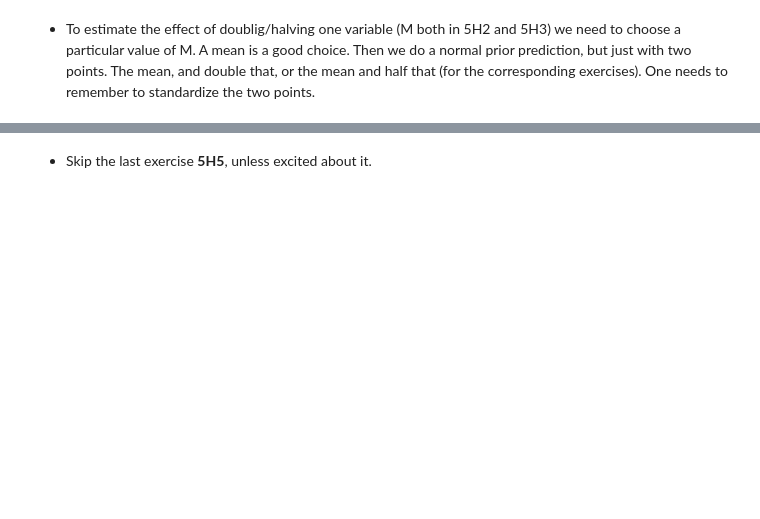
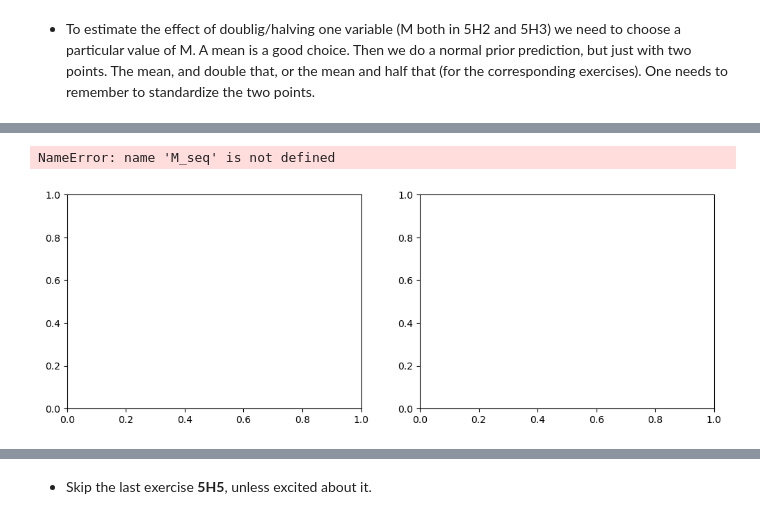
Before and after one commit to PatrickMatthiesen/ProbabilisticProgramming, a Jupyter notebook: 03-multiple/multiple-exercises.ipynb, the cells around one changed output, grey strips where cells are left out. Saved outputs shown, nothing was run; the diff lists cells and outputs as text; code cells hidden in the pictures; blank space fills up the shorter version.

```diff
--- a/03-multiple/multiple-exercises.ipynb
+++ b/03-multiple/multiple-exercises.ipynb
@@ -36,3 +147,35 @@ data.head()
 ![image.png](attachment:d3015cd8-ff2e-4157-ac01-04b90731ca60.png)
 # %% [markdown]
 * To estimate the effect of doublig/halving one variable (M both in 5H2 and 5H3) we need to choose a particular value of M. A mean is a good choice.  Then we do a normal prior prediction, but just with two points. The mean, and double that, or the mean and half that (for the corresponding exercises). One needs to remember to standardize the two points.
+# %%
+# 5H2
+"""
+Assuming that the DAG for the divorce example is indeed M → A → D, fit a new model and
+use it to estimate the counterfactual effect of halving a State’s marriage rate M. Use the counterfactual
+example from the chapter (starting on page 140) as a template.
+"""
+
+with pm.Model() as Exercise5H2:
+    M = pm.MutableData('M', marriage_data)
+    A = pm.MutableData('A', age_data)
+    D = pm.MutableData('D', xdata["Divorce_std"].values)
+
+    # Priors
+    sigmaD = pm.Exponential('sigmaD', lam=1)
+    sigmaA = pm.Exponential('sigmaA', lam=1)
+    bAD = pm.Normal('bAD', mu=0, sigma=0.5)
+    bAM = pm.Normal('bAM', mu=0, sigma=0.5)
+    aD = pm.Normal('aD', mu=0, sigma=0.2)
+    aA = pm.Normal('aA', mu=0, sigma=0.2)
+
+    # M -> A
+    muA = pm.Deterministic('muA', aA + bAM*M)
+    age = pm.Normal('A_', mu=muA, sigma=sigmaA, observed=A)
+
+    # A -> D
+    muD = pm.Deterministic('muD', aD + bAD*age)
+    divorce = pm.Normal('D_', mu=muD, sigma=sigmaD, observed=D)
+
+    # Exercise5H2_idata = pm.sample_prior_predictive(samples=500, random_seed=RANDOM_SEED)
+    # Exercise5H2_idata.extend(pm.sample(random_seed=RANDOM_SEED))
+    Exercise5H2_idata = pm.sample(random_seed=RANDOM_SEED)
@@ -38,0 +199,2 @@ data.head()
+# %%
+M_seq = np.linspace(-3, 3, 42)
@@ -39,3 +214,17 @@ data.head()
+# %%
+# find more of the code from the slides
+_, ax = plt.subplots(1, 2, figsize=(12, 4))
+az.plot_hdi(M_seq, Exercise5H2_idata.posterior["muA"], ax=ax[0], fill_kwargs=hdi_fill_args)
+az.plot_hdi(M_seq, Exercise5H2_idata.posterior["muD"], ax=ax[1], fill_kwargs=hdi_fill_args)
+ax[0].set_xlabel("Marriage rate")
+
+ax[0].set_ylabel("Median age at marriage")
+ax[1].set_ylabel("Divorce rate")
+
+plt.show()
+# %% [output]
+NameError: name 'M_seq' is not defined
+[figure, added]
 # %% [markdown]
 * Similarly, this is the PyMC model structure I arrived at for Ex. __5H3__:
 
```
Also changed, not shown: parts of 11 cells of this notebook, 2 other files.
